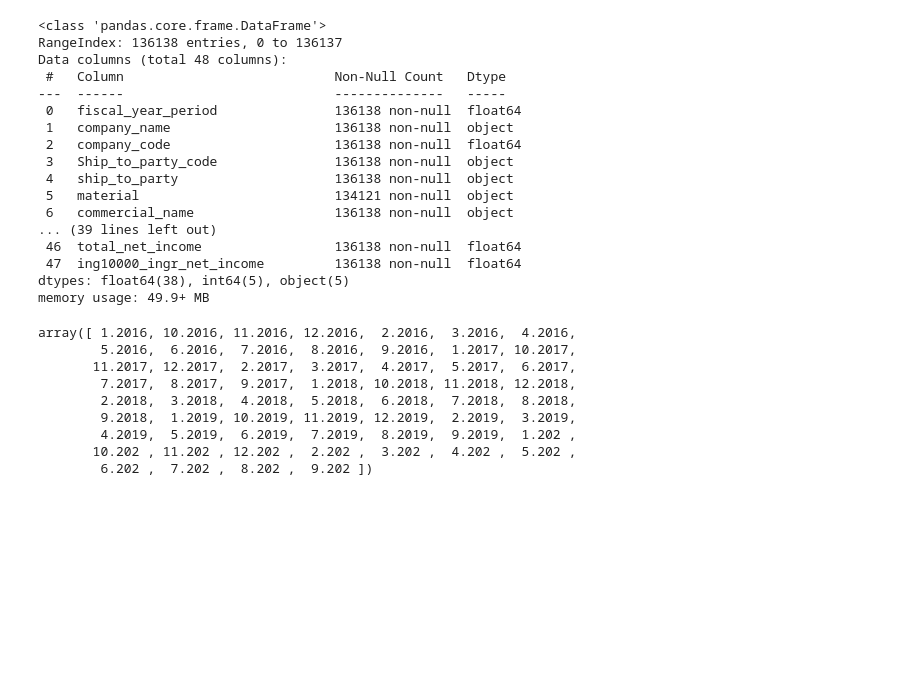
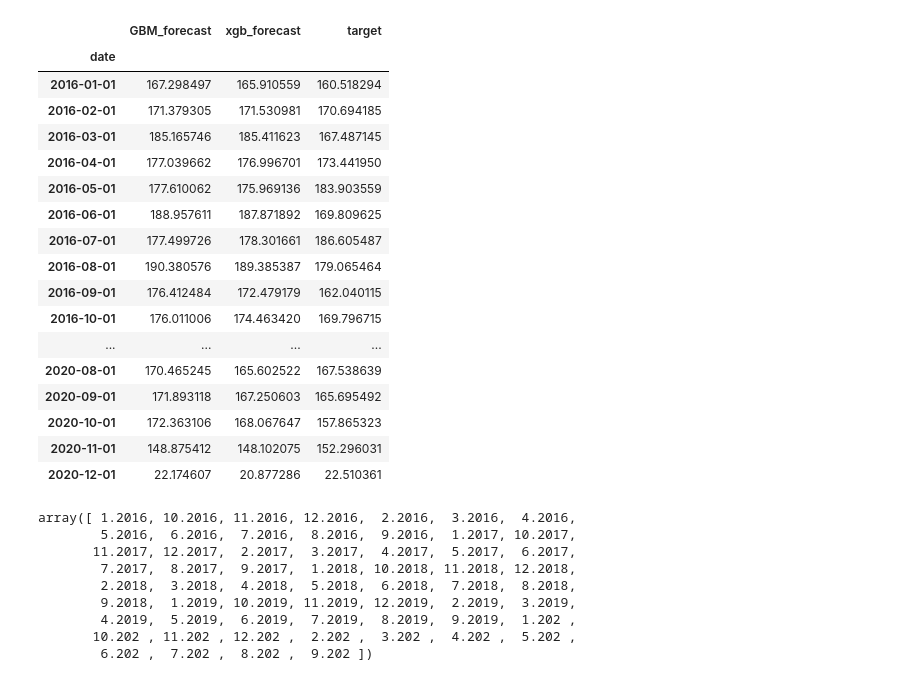
Before and after one commit to brunocgf/ing_pipeline, a Jupyter notebook: blob_test.ipynb, the cells around one changed output. Drawn from its saved outputs; the diff is of its cells as text; code cells hidden in the pictures; blank space fills up the shorter version.

```diff
--- a/blob_test.ipynb
+++ b/blob_test.ipynb
@@ -49,23 +49,24 @@ df.head()
-# %%
-df.info()
-# %% [output]
-<class 'pandas.core.frame.DataFrame'>
-RangeIndex: 136138 entries, 0 to 136137
-Data columns (total 48 columns):
- #   Column                           Non-Null Count   Dtype
----  ------                           --------------   -----
- 0   fiscal_year_period               136138 non-null  float64
- 1   company_name                     136138 non-null  object
- 2   company_code                     136138 non-null  float64
- 3   Ship_to_party_code               136138 non-null  object
- 4   ship_to_party                    136138 non-null  object
- 5   material                         134121 non-null  object
- 6   commercial_name                  136138 non-null  object
-... (39 lines left out)
- 46  total_net_income                 136138 non-null  float64
- 47  ing10000_ingr_net_income         136138 non-null  float64
-dtypes: float64(38), int64(5), object(5)
-memory usage: 49.9+ MB
+# %%
+df.groupby(['date']).sum()/1000000
+# %% [output]
+|  | GBM_forecast | xgb_forecast | target |
+| date |  |  |  |
+| 2016-01-01 | 167.298497 | 165.910559 | 160.518294 |
+| 2016-02-01 | 171.379305 | 171.530981 | 170.694185 |
+| 2016-03-01 | 185.165746 | 185.411623 | 167.487145 |
+| 2016-04-01 | 177.039662 | 176.996701 | 173.441950 |
+| 2016-05-01 | 177.610062 | 175.969136 | 183.903559 |
+| 2016-06-01 | 188.957611 | 187.871892 | 169.809625 |
+| 2016-07-01 | 177.499726 | 178.301661 | 186.605487 |
+| 2016-08-01 | 190.380576 | 189.385387 | 179.065464 |
+| 2016-09-01 | 176.412484 | 172.479179 | 162.040115 |
+| 2016-10-01 | 176.011006 | 174.463420 | 169.796715 |
+| ... | ... | ... | ... |
+| 2020-08-01 | 170.465245 | 165.602522 | 167.538639 |
+| 2020-09-01 | 171.893118 | 167.250603 | 165.695492 |
+| 2020-10-01 | 172.363106 | 168.067647 | 157.865323 |
+| 2020-11-01 | 148.875412 | 148.102075 | 152.296031 |
+| 2020-12-01 | 22.174607 | 20.877286 | 22.510361 |
 # %%
 df.fiscal_year_period.unique()
 # %% [output]
```
Also changed, not shown: parts of 5 cells of this notebook, 4 other files.
